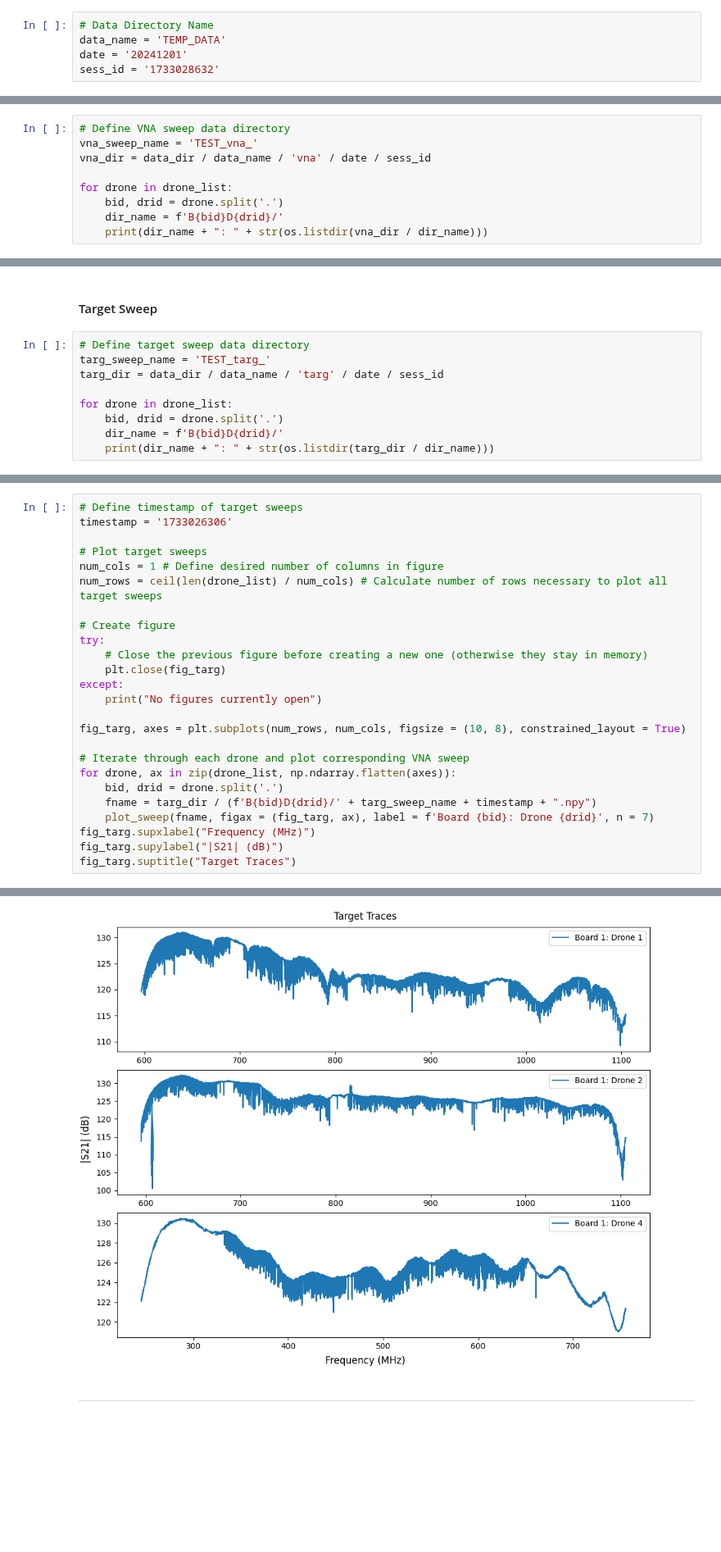
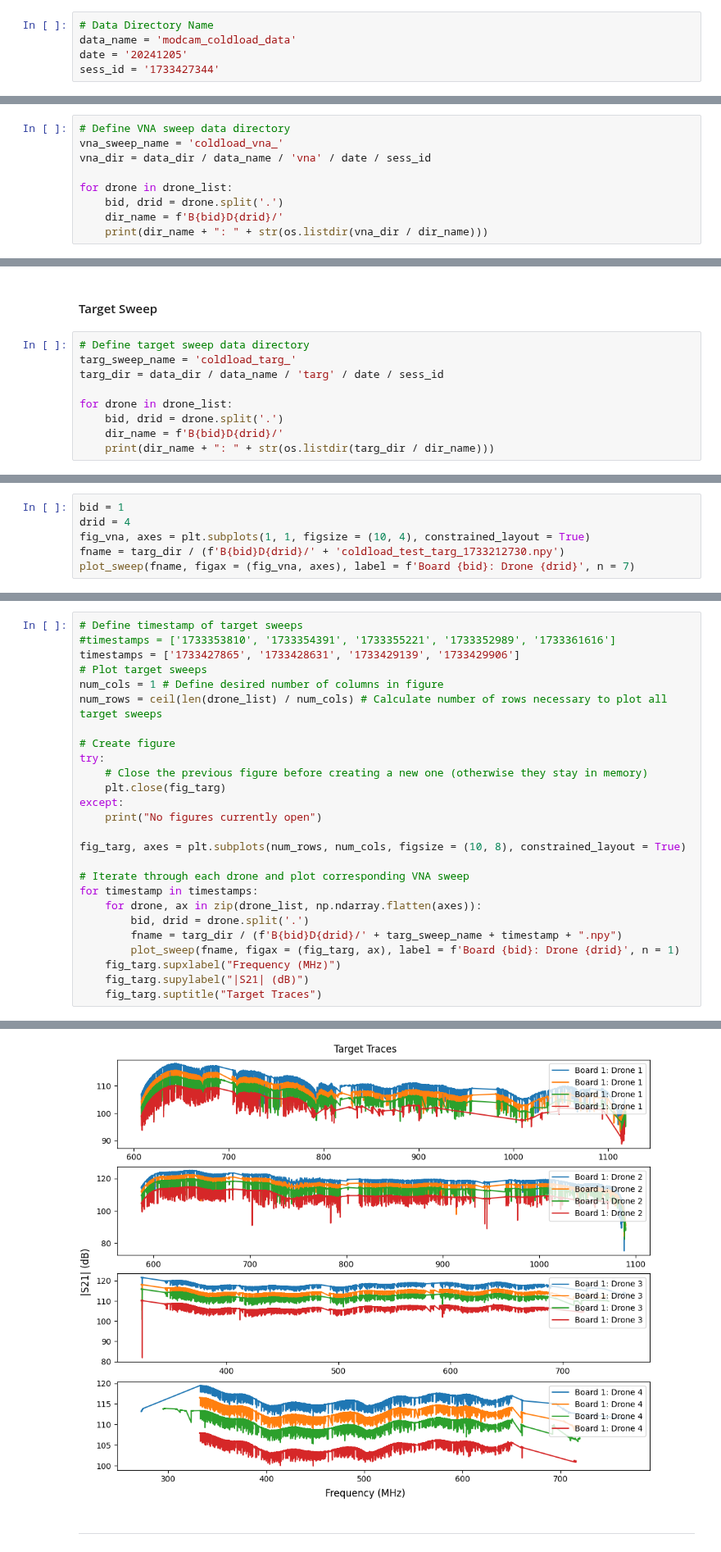
Before and after one commit to ccatobs/ccatkidlib, a Jupyter notebook: local_notebooks/ccatkidlib_testing.ipynb, the cells around one changed output, grey strips where cells are left out. Shown at 82% size. Saved outputs shown, nothing was run; the diff lists cells and outputs as text; blank space fills up the shorter version.

Commit message:
Updated data acquisiton and timestreaming functions + scripts.

```diff
--- a/local_notebooks/ccatkidlib_testing.ipynb
+++ b/local_notebooks/ccatkidlib_testing.ipynb
@@ -137,9 +124,9 @@ INFO | Finished taking timestream data for drone 1.4!
 ## Data Processing
 # %%
 # Data Directory Name
-data_name = 'TEMP_DATA'
-date = '20241201'
-sess_id = '1733028632'
+data_name = 'modcam_coldload_data'
+date = '20241205'
+sess_id = '1733427344'
 # %%
 # Load init IO config
 io_cfg_name = f'{sess_id}_init_config_io.yaml'
@@ -184,7 +175,7 @@ def plot_sweep(sweep_file, figax = None, label = "", n = 10):
 ##### VNA Sweeps
 # %%
 # Define VNA sweep data directory
-vna_sweep_name = 'TEST_vna_'
+vna_sweep_name = 'coldload_vna_'
 vna_dir = data_dir / data_name / 'vna' / date / sess_id
 
 for drone in drone_list:
@@ -230,7 +221,7 @@ Text(0.5, 0.98, 'VNA Traces')
 #### Target Sweep
 # %%
 # Define target sweep data directory
-targ_sweep_name = 'TEST_targ_'
+targ_sweep_name = 'coldload_targ_'
 targ_dir = data_dir / data_name / 'targ' / date / sess_id
 
 for drone in drone_list:
@@ -243,0 +236,6 @@ B1D4/: ['TEST_targ_1733026306.npy']
+# %%
+bid = 1
+drid = 4
+fig_vna, axes = plt.subplots(1, 1, figsize = (10, 4), constrained_layout = True)
+fname = targ_dir / (f'B{bid}D{drid}/' + 'coldload_test_targ_1733212730.npy')
+plot_sweep(fname, figax = (fig_vna, axes), label = f'Board {bid}: Drone {drid}', n = 7)
@@ -244,7 +252,7 @@ B1D4/: ['TEST_targ_1733026306.npy']
 # %%
 # Define timestamp of target sweeps
-timestamp = '1733026306'
-
+#timestamps = ['1733353810', '1733354391', '1733355221', '1733352989', '1733361616']
+timestamps = ['1733427865', '1733428631', '1733429139', '1733429906']
 # Plot target sweeps
 num_cols = 1 # Define desired number of columns in figure
 num_rows = ceil(len(drone_list) / num_cols) # Calculate number of rows necessary to plot all target sweeps
@@ -259,11 +267,12 @@ except:
 fig_targ, axes = plt.subplots(num_rows, num_cols, figsize = (10, 8), constrained_layout = True)
 
 # Iterate through each drone and plot corresponding VNA sweep
-for drone, ax in zip(drone_list, np.ndarray.flatten(axes)):
-    bid, drid = drone.split('.')
-    fname = targ_dir / (f'B{bid}D{drid}/' + targ_sweep_name + timestamp + ".npy")
-    plot_sweep(fname, figax = (fig_targ, ax), label = f'Board {bid}: Drone {drid}', n = 7)
-fig_targ.supxlabel("Frequency (MHz)")
-fig_targ.supylabel("|S21| (dB)")
-fig_targ.suptitle("Target Traces")
+for timestamp in timestamps:
+    for drone, ax in zip(drone_list, np.ndarray.flatten(axes)):
+        bid, drid = drone.split('.')
+        fname = targ_dir / (f'B{bid}D{drid}/' + targ_sweep_name + timestamp + ".npy")
+        plot_sweep(fname, figax = (fig_targ, ax), label = f'Board {bid}: Drone {drid}', n = 1)
+    fig_targ.supxlabel("Frequency (MHz)")
+    fig_targ.supylabel("|S21| (dB)")
+    fig_targ.suptitle("Target Traces")
 # %% [output]
@@ -272,4 +279,4 @@ Text(0.5, 0.98, 'Target Traces')
-[figure, old version]
+[figure, new version]
 # %% [markdown]
 ---
 # %% [markdown]
```
Also changed, not shown: parts of 18 cells of this notebook, 32 other files.
